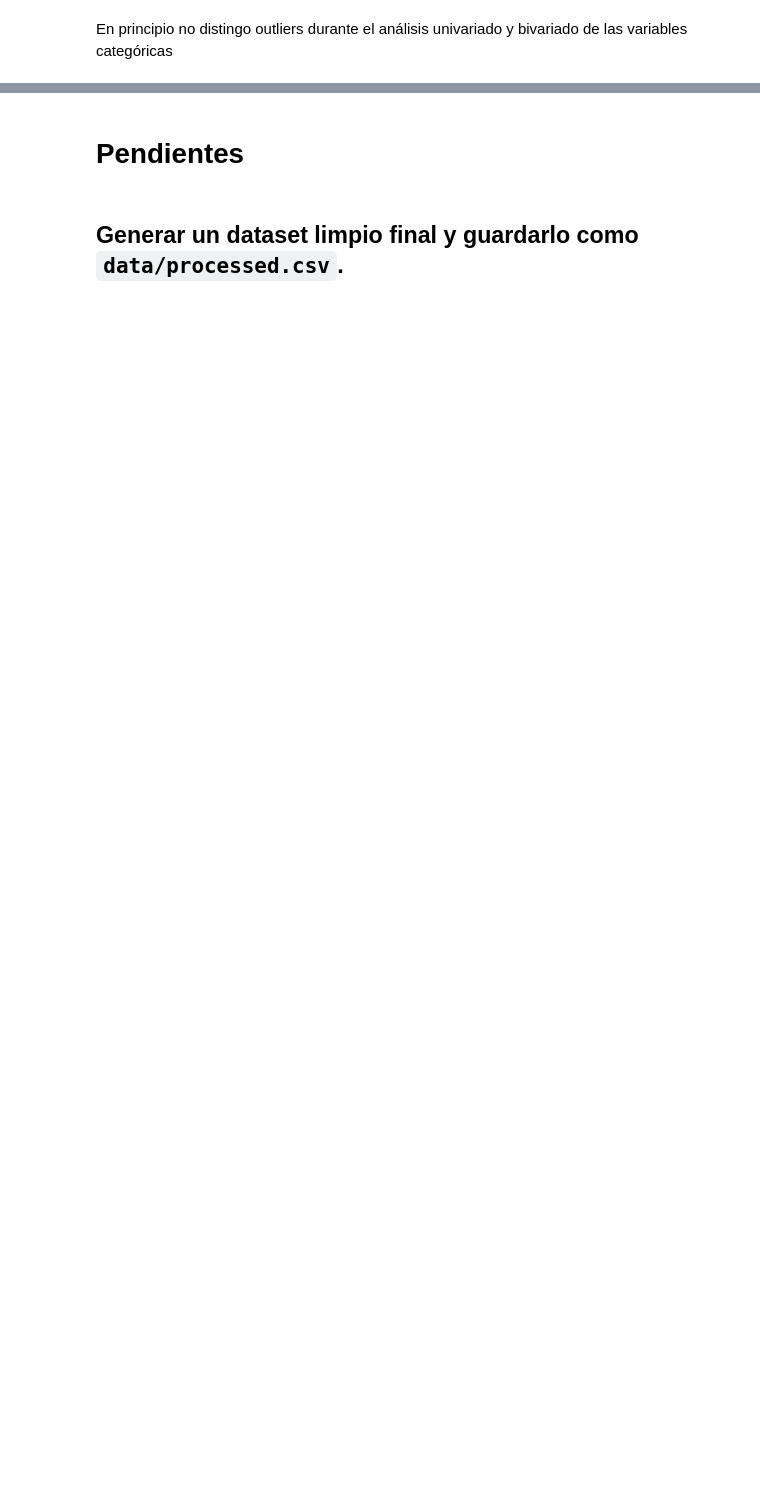
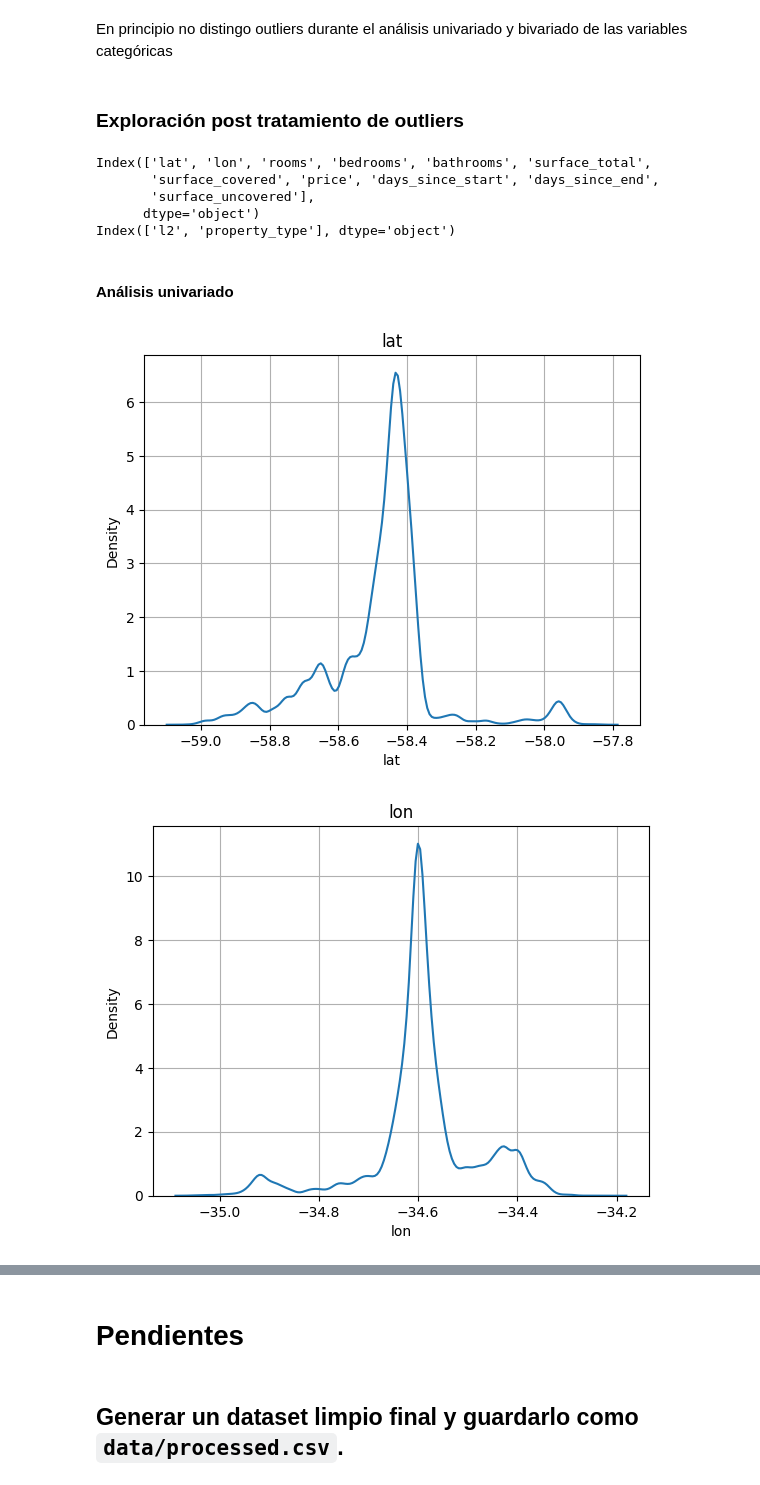
Before and after one commit to alejo-cuello/proyecto-final-bootcamp-ds-mlops, a Jupyter notebook: notebooks/01-eda.ipynb, the cells around one changed output, grey strips where cells are left out. Drawn from its saved outputs; the diff is of its cells as text; code cells hidden in the pictures; blank space fills up the shorter version.

```diff
--- a/notebooks/01-eda.ipynb
+++ b/notebooks/01-eda.ipynb
@@ -484,7 +489,7 @@ Index(['lat', 'lon', 'l2', 'rooms', 'bedrooms', 'bathrooms', 'surface_total',
       dtype='object')
 # %%
 numeric_cols = data_preprocessed.select_dtypes(np.number).columns
-categoric_cols = data_preprocessed.select_dtypes("object").columns
+categoric_cols = data_preprocessed.select_dtypes(["category","object"]).columns
 # %% [markdown]
 ### Exploración sin quitar outliers
 # %%
@@ -701,2 +746,29 @@ plt.grid()
 # %% [markdown]
 En principio no distingo outliers durante el análisis univariado y bivariado de las variables categóricas
+# %% [markdown]
+### Exploración post tratamiento de outliers
+# %%
+print(numeric_cols)
+print(categoric_cols)
+# %% [output]
+Index(['lat', 'lon', 'rooms', 'bedrooms', 'bathrooms', 'surface_total',
+       'surface_covered', 'price', 'days_since_start', 'days_since_end',
+       'surface_uncovered'],
+      dtype='object')
+Index(['l2', 'property_type'], dtype='object')
+# %% [markdown]
+#### Análisis univariado
+# %%
+for col in numeric_cols:
+    if col in ["rooms","bedrooms","bathrooms"]:
+        sns.countplot(data=data_preprocessed, x=col)
+    elif col in ["days_since_start","days_since_end"]:
+        sns.histplot(data=data_preprocessed, x=col)
+    else:
+        sns.kdeplot(data=data_preprocessed, x=col)
+    plt.title(col)
+    plt.grid(True)
+    plt.show()
+# %% [output]
+[figure, added]
+[figure, added]
```
Also changed, not shown: parts of 29 cells of this notebook.
